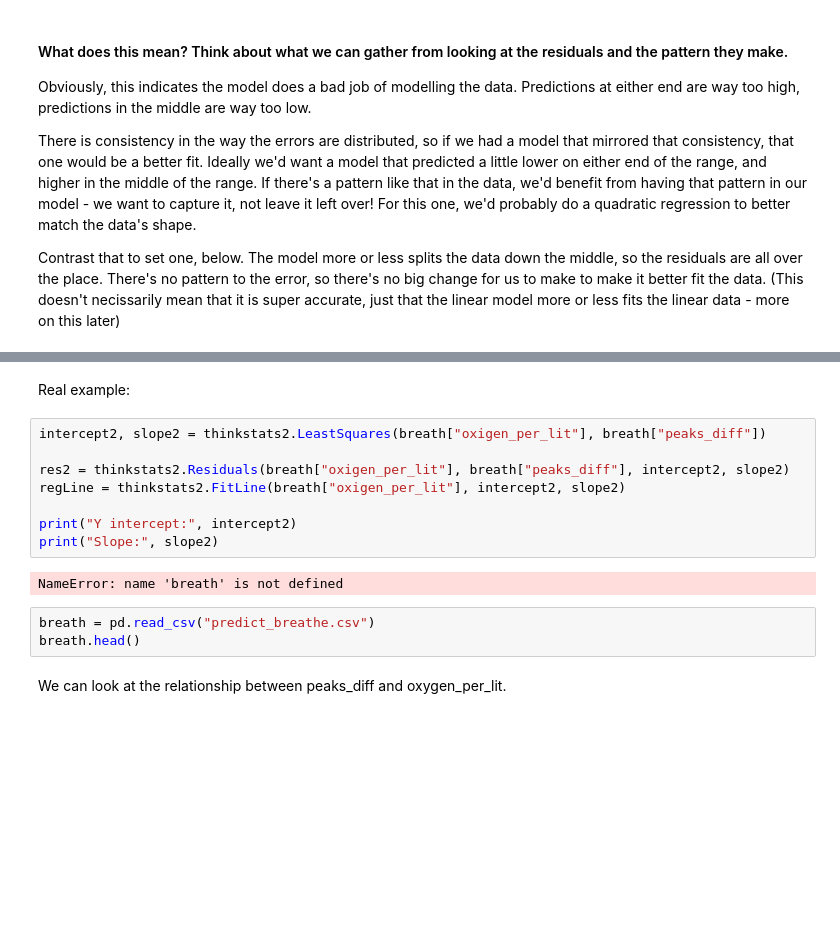
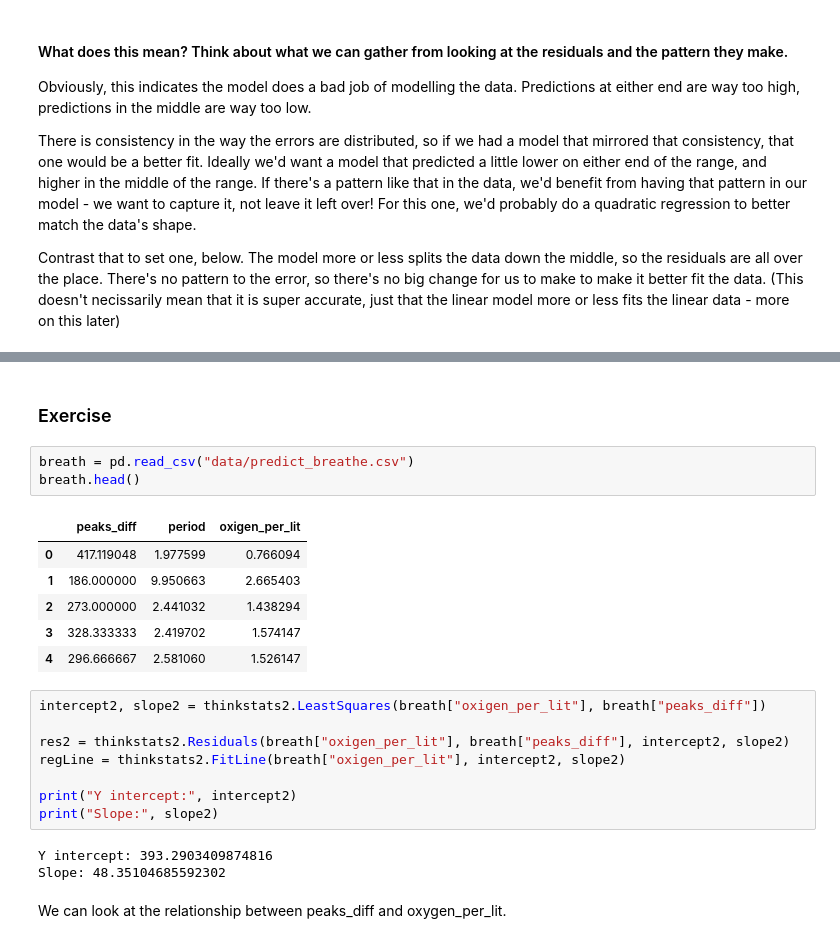
Before and after one commit to twelsah2011/Basic_Stats_in_Python_Student_Workbooks, a Jupyter notebook: 020_linear_least_squares.ipynb, the cells around one changed output, grey strips where cells are left out. Saved outputs shown, nothing was run; the diff lists cells and outputs as text; blank space fills up the shorter version.

```diff
--- a/020_linear_least_squares.ipynb
+++ b/020_linear_least_squares.ipynb
@@ -214,5 +249,15 @@ thinkplot.Config()
-# %% [markdown]
-Real example:
+# %% [markdown]
+### Exercise
+# %%
+breath = pd.read_csv("data/predict_breathe.csv")
+breath.head()
+# %% [output]
+|  | peaks_diff | period | oxigen_per_lit |
+| 0 | 417.119048 | 1.977599 | 0.766094 |
+| 1 | 186.000000 | 9.950663 | 2.665403 |
+| 2 | 273.000000 | 2.441032 | 1.438294 |
+| 3 | 328.333333 | 2.419702 | 1.574147 |
+| 4 | 296.666667 | 2.581060 | 1.526147 |
 # %%
 intercept2, slope2 = thinkstats2.LeastSquares(breath["oxigen_per_lit"], breath["peaks_diff"])
 
@@ -222,10 +267,8 @@ regLine = thinkstats2.FitLine(breath["oxigen_per_lit"], intercept2, slope2)
 print("Y intercept:", intercept2)
 print("Slope:", slope2)
 # %% [output]
-NameError: name 'breath' is not defined
+Y intercept: 393.2903409874816
+Slope: 48.35104685592302
-# %%
-breath = pd.read_csv("predict_breathe.csv")
-breath.head()
 # %% [markdown]
 We can look at the relationship between peaks_diff and oxygen_per_lit.
 # %%
```
Also changed, not shown: parts of 53 cells of this notebook, 6 other files.
